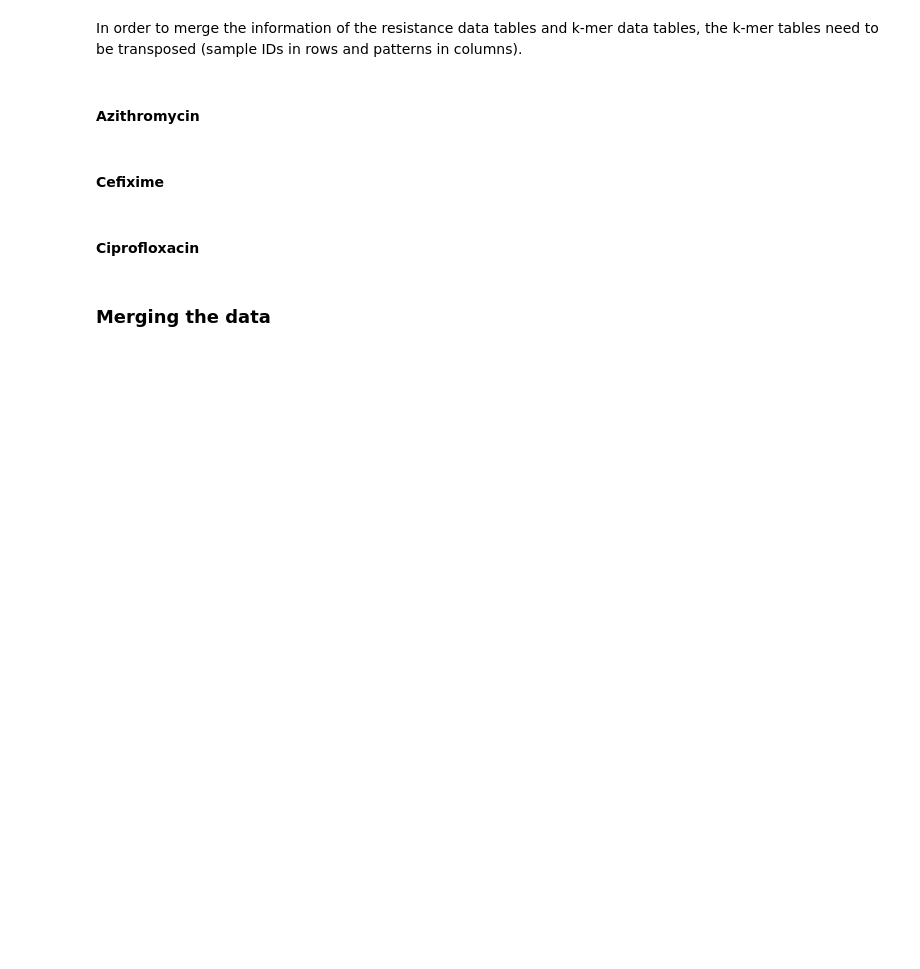
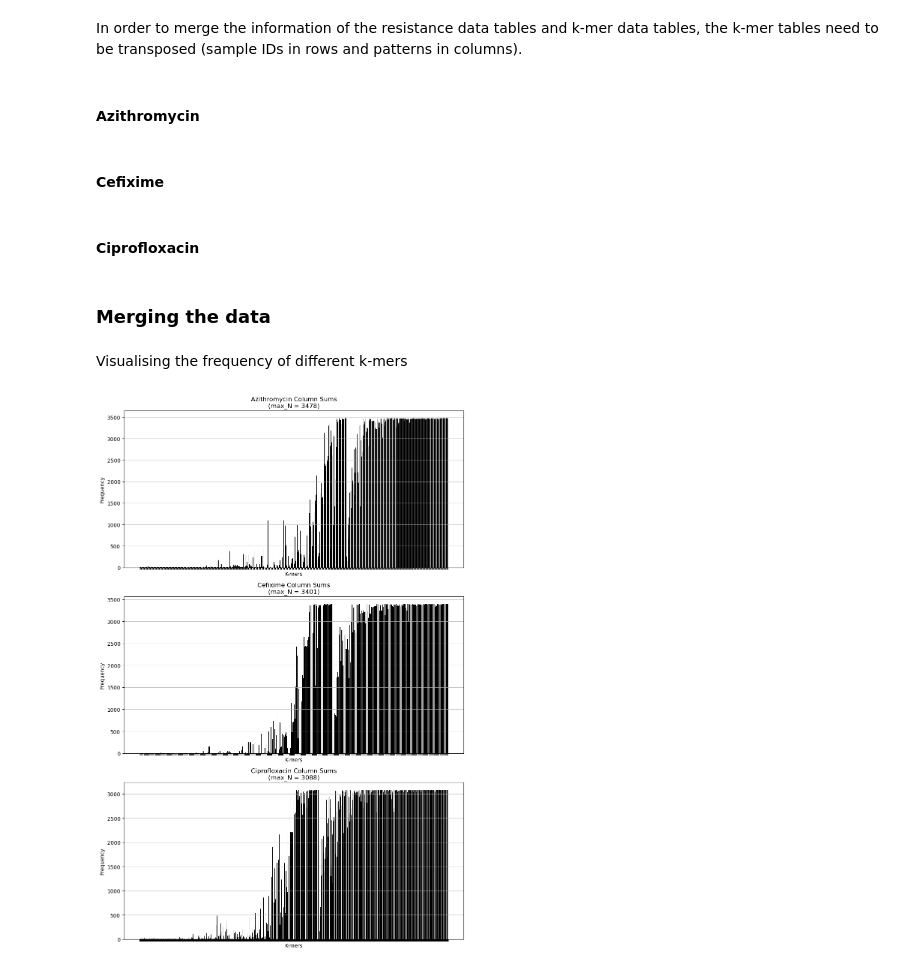
Before and after one commit to khtamkivi/antibiotic_resitance, a Jupyter notebook: Importing_and_Cleaning_the_Data.ipynb, the cells around one changed output. Drawn from its saved outputs; the diff is of its cells as text; code cells hidden in the pictures; blank space fills up the shorter version.

Commit message:
K-mer frequency plots

```diff
--- a/Importing_and_Cleaning_the_Data.ipynb
+++ b/Importing_and_Cleaning_the_Data.ipynb
@@ -110,3 +110,38 @@ kmers_ciprofloxacin.index.name = None
 azithromycin_data = kmers_azithromycin.merge(azithromycin_res, how = 'right', on = 'Sample_ID')
 cefixime_data = kmers_cefixime.merge(cefixime_res, how = 'right', on = 'Sample_ID')
 ciprofloxacin_data = kmers_ciprofloxacin.merge(ciprofloxacin_res, how = 'right', on = 'Sample_ID')
+# %% [markdown]
+Visualising the frequency of different k-mers
+# %%
+azithromycin_column_sums = np.sum(azithromycin_data.iloc[:,1:-1], axis=0)
+cefixime_column_sums = np.sum(cefixime_data.iloc[:,1:-1], axis=0)
+ciprofloxacin_column_sums = np.sum(ciprofloxacin_data.iloc[:,1:-1], axis=0)
+# %%
+# Plotting histograms
+fig, axs = plt.subplots(3, 1, figsize=(10, 15))
+
+axs[0].bar(azithromycin_data.iloc[:,1:-1].columns , azithromycin_column_sums, color = 'black')
+axs[0].set_title(f'Azithromycin Column Sums\n(max_N = {len(azithromycin_data)})')
+axs[0].set_xlabel('K-mers')
+axs[0].set_ylabel('Frequency')
+axs[0].grid(axis='y', alpha=0.75)
+axs[0].tick_params(axis='x', labelbottom=False)
+
+axs[1].bar(cefixime_data.iloc[:,1:-1].columns , cefixime_column_sums, color = 'black')
+axs[1].set_title(f'Cefixime Column Sums\n(max_N = {len(cefixime_data)})')
+axs[1].set_xlabel('K-mers')
+axs[1].set_ylabel('Frequency')
+axs[1].grid(axis='y', alpha=0.75)
+axs[1].tick_params(axis='x', labelbottom=False)
+
+axs[2].bar(ciprofloxacin_data.iloc[:,1:-1].columns , ciprofloxacin_column_sums, color = 'black')
+axs[2].set_title(f'Ciprofloxacin Column Sums\n(max_N = {len(ciprofloxacin_data)})')
+axs[2].set_xlabel('K-mers')
+axs[2].set_ylabel('Frequency')
+axs[2].grid(axis='y', alpha=0.75)
+axs[2].tick_params(axis='x', labelbottom=False)
+
+plt.tight_layout()
+plt.show()
+# %% [output]
+[figure, added]
```
